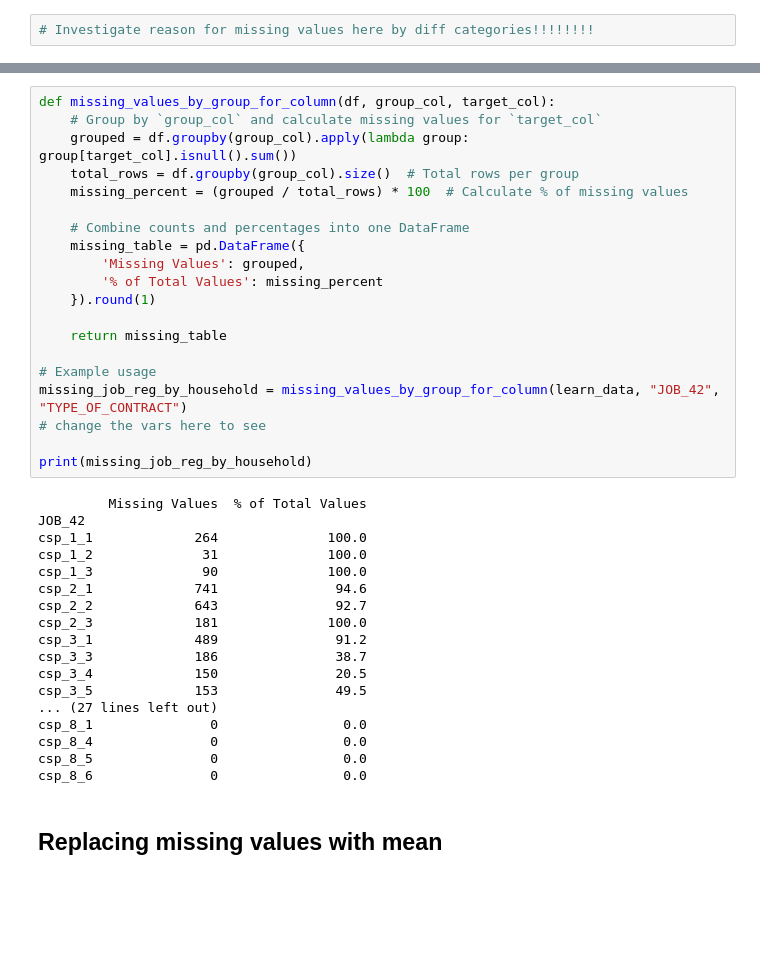
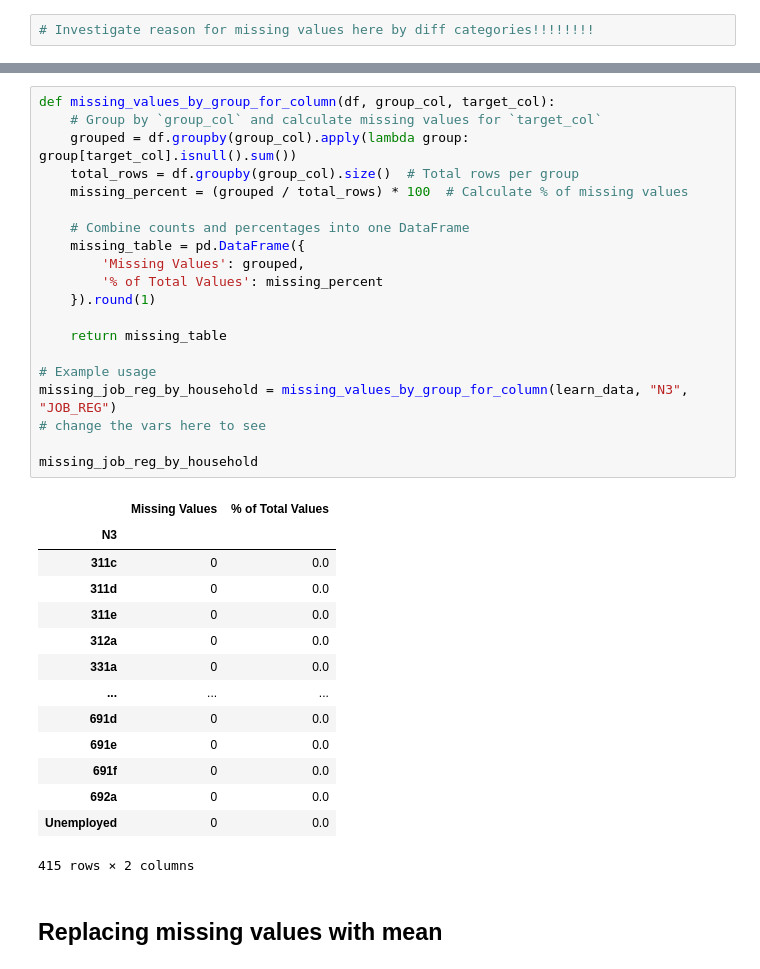
Before and after one commit to rinaaro/Machine-Learning-Project, a Jupyter notebook: project-15.ipynb, the cells around one changed output, grey strips where cells are left out. Drawn from its saved outputs; the diff is of its cells as text; blank space fills up the shorter version.

```diff
--- a/project-15.ipynb
+++ b/project-15.ipynb
@@ -466,41 +494,38 @@ JOB_42 categories of individuals having more than 5 missing values:
 # %%
 def missing_values_by_group_for_column(df, group_col, target_col):
     # Group by `group_col` and calculate missing values for `target_col`
     grouped = df.groupby(group_col).apply(lambda group: group[target_col].isnull().sum())
     total_rows = df.groupby(group_col).size()  # Total rows per group
     missing_percent = (grouped / total_rows) * 100  # Calculate % of missing values
 
     # Combine counts and percentages into one DataFrame
     missing_table = pd.DataFrame({
         'Missing Values': grouped,
         '% of Total Values': missing_percent
     }).round(1)
 
     return missing_table
 
 # Example usage
-missing_job_reg_by_household = missing_values_by_group_for_column(learn_data, "JOB_42", "TYPE_OF_CONTRACT")
+missing_job_reg_by_household = missing_values_by_group_for_column(learn_data, "N3", "JOB_REG")
 # change the vars here to see
 
-print(missing_job_reg_by_household)
+missing_job_reg_by_household
 # %% [output]
+|  | Missing Values | % of Total Values |
+| N3 |  |  |
+| 311c | 0 | 0.0 |
+| 311d | 0 | 0.0 |
+| 311e | 0 | 0.0 |
+| 312a | 0 | 0.0 |
+| 331a | 0 | 0.0 |
+| ... | ... | ... |
+| 691d | 0 | 0.0 |
+| 691e | 0 | 0.0 |
+| 691f | 0 | 0.0 |
+| 692a | 0 | 0.0 |
+| Unemployed | 0 | 0.0 |
-         Missing Values  % of Total Values
-JOB_42
-csp_1_1             264              100.0
-csp_1_2              31              100.0
-csp_1_3              90              100.0
-csp_2_1             741               94.6
-csp_2_2             643               92.7
-csp_2_3             181              100.0
-csp_3_1             489               91.2
-csp_3_3             186               38.7
-csp_3_4             150               20.5
-csp_3_5             153               49.5
-... (27 lines left out)
-csp_8_1               0                0.0
-csp_8_4               0                0.0
-csp_8_5               0                0.0
-csp_8_6               0                0.0
+415 rows × 2 columns
 # %% [markdown]
 ## Replacing missing values with mean
 # %% [markdown]
```
Also changed, not shown: parts of 12 cells of this notebook.
